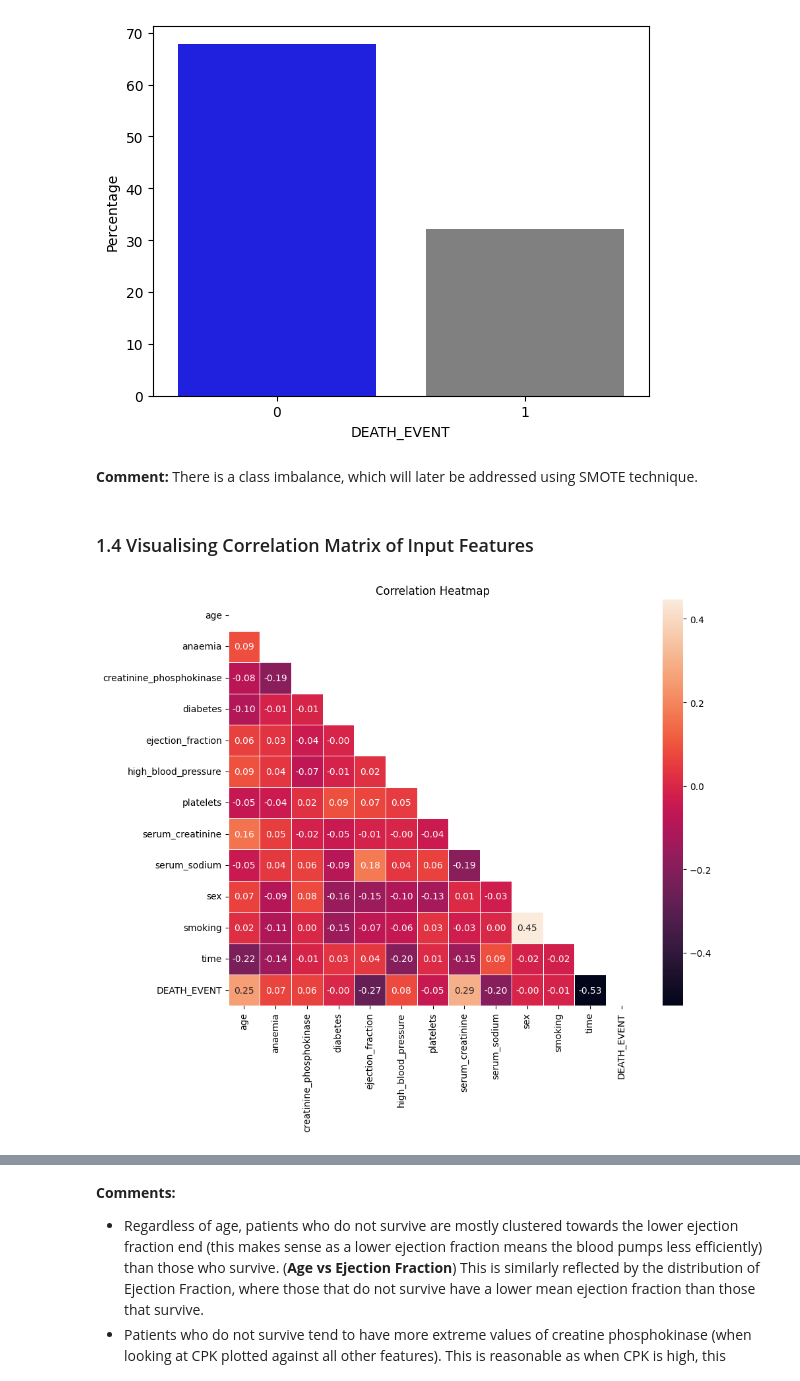
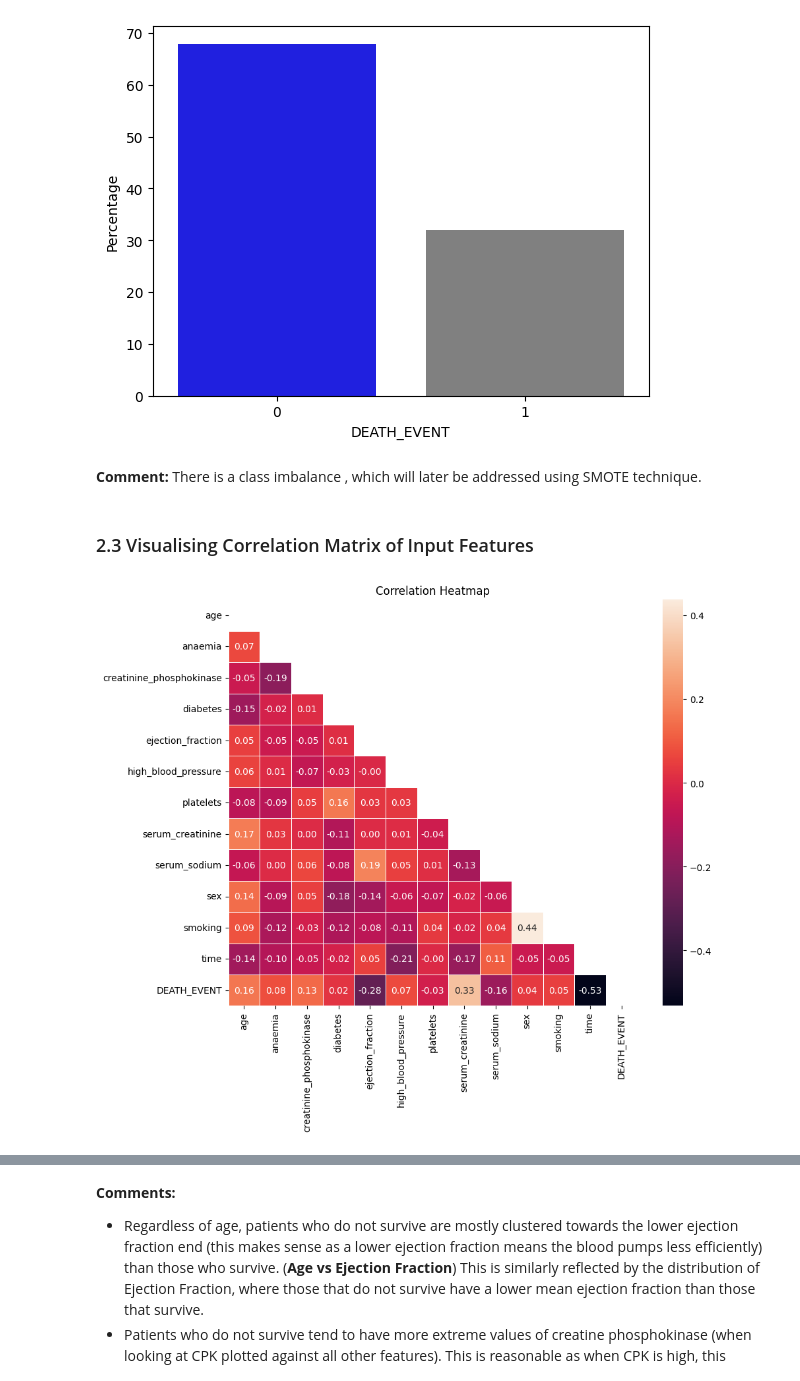
Before and after one commit to VivianZhang199/Predicting-Heart-Failure, a Jupyter notebook: heart-failure-prediction.ipynb, the cells around one changed output, grey strips where cells are left out. Drawn from its saved outputs; the diff is of its cells as text; code cells hidden in the pictures.

```diff
--- a/heart-failure-prediction.ipynb
+++ b/heart-failure-prediction.ipynb
@@ -70,0 +105,5 @@ df.describe().transpose()
+# %%
+X = df.drop(columns = "DEATH_EVENT")
+y = df["DEATH_EVENT"]
+
+X_train, X_test, y_train, y_test = train_test_split(X, y, test_size = 0.3, random_state = 42, stratify = y)
@@ -70,0 +112,3 @@ df.describe().transpose()
+# %%
+train_df = pd.concat([X_train, y_train], axis = 1)
+test_df = pd.concat([X_test, y_test], axis = 1)
@@ -75,4 +121,4 @@ ax.set(ylabel = "Percentage")
 [Text(0, 0.5, 'Percentage')]
 [figure]
 # %% [markdown]
-**Comment:** There is a class imbalance, which will later be addressed using SMOTE technique.
+**Comment:** There is a class imbalance , which will later be addressed using SMOTE technique.
@@ -79,14 +128,14 @@ ax.set(ylabel = "Percentage")
 # %% [markdown]
-### 1.4 Visualising Correlation Matrix of Input Features
+### 2.3 Visualising Correlation Matrix of Input Features
 # %%
 #corr_df = df.drop("DEATH_EVENT", axis = 1).corr()
-corr_df = df.corr()
+corr_df = train_df.corr()
 plt.figure(figsize=(10, 8))
 mask = np.triu(corr_df)
 sns.heatmap(corr_df, mask = mask, linewidths = 0.5, annot = True, fmt = ".2f")
 plt.title("Correlation Heatmap")
 plt.show()
 # %% [output]
-[figure, old version]
+[figure, new version]
 # %% [markdown]
 **Observations:**
```
Also changed, not shown: parts of 45 cells of this notebook.
